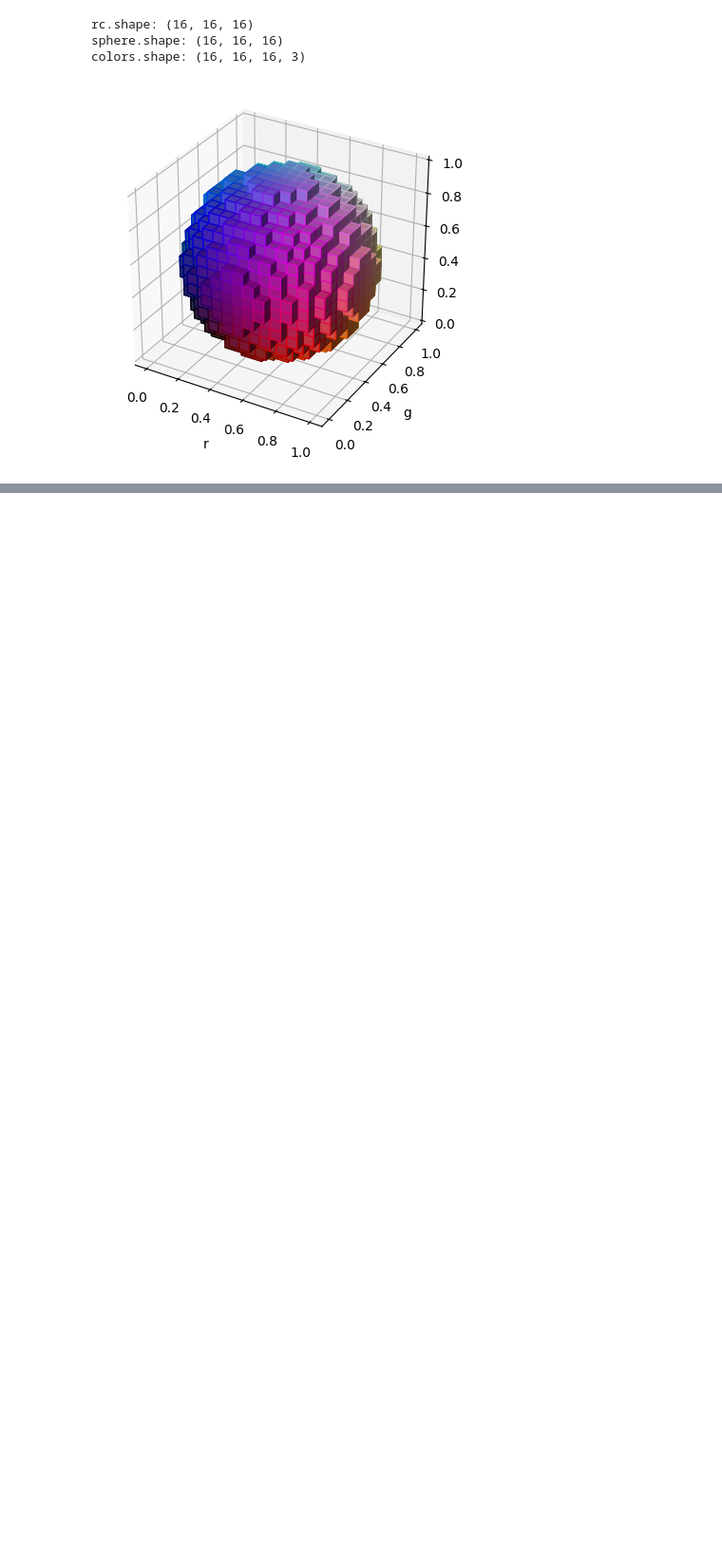
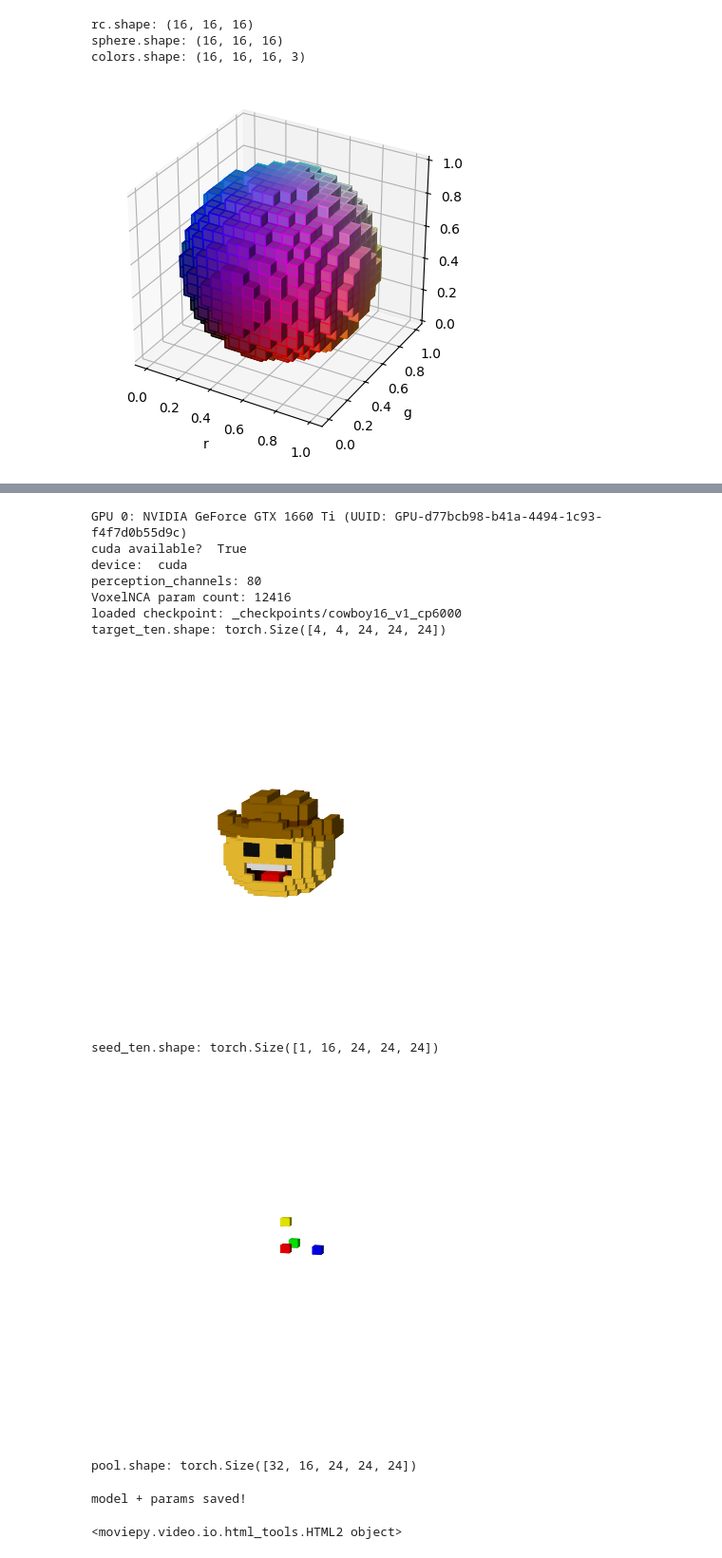
Before and after one commit to mravelo5874/neural-cellular-automata, a Jupyter notebook: 4_voxel_experiments/voxel_nb.ipynb, the cells around one changed output, grey strips where cells are left out. Shown at 95% size. Saved outputs shown, nothing was run; the diff lists cells and outputs as text; code cells hidden in the pictures; blank space fills up the shorter version.

Commit message:
got regen video to work!

```diff
--- a/4_voxel_experiments/voxel_nb.ipynb
+++ b/4_voxel_experiments/voxel_nb.ipynb
@@ -117,18 +166,24 @@ import json
 import pathlib
 import matplotlib.pylab as pl
 import torch.nn.functional as func
-from VoxelNCA import VoxelNCA, create_seed, voxel_wise_loss_function, show_batch
+from VoxelNCA import VoxelNCA
+from VoxelUtil import create_seed, voxel_wise_loss_function, show_batch, half_volume_mask
 from tqdm import tqdm
 from IPython.display import clear_output
 
-_EPOCHS_ = 5000
-_NAME_ = 'cowboy16_v0'
-_POOL_SIZE_ = 16
+_EPOCHS_ = 0
+_NAME_ = 'cowboy16_v2'
+_SIZE_ = 16
+_MODEL_TYPE_ = 'ANISOTROPIC'
+_CHANNELS_ = 16
+_POOL_SIZE_ = 32
 _BATCH_SIZE_ = 4
 _PAD_ = 4
 _LOWER_LR_ = 1e-5
 _UPPER_LR_ = 1e-3
 
+_NUM_DAMG_ = 2
+_DAMG_RATE_ = 5
 _INFO_RATE_ = 100
 _SAVE_RATE_ = 1000
 _VIDEO_RATE_ = 1000
@@ -151,14 +206,14 @@ s = 32
 func.conv2d(torch.zeros(s, s, s, s, device=_DEVICE_), torch.zeros(s, s, s, s, device=_DEVICE_))
 
 # * model
-model = VoxelNCA(_device=_DEVICE_)
+model = VoxelNCA(_channels=_CHANNELS_, _device=_DEVICE_, _model_type=_MODEL_TYPE_)
 model_type = model.model_type
 opt = torch.optim.Adam(model.parameters(), _UPPER_LR_)
 lr_sched = torch.optim.lr_scheduler.CyclicLR(opt, _LOWER_LR_, _UPPER_LR_, step_size_up=2000, mode='triangular2', cycle_momentum=False)
 
 # * load checkpoint
-load_checkpoint = False
-checkpoint = ''
+load_checkpoint = True
+checkpoint = '_checkpoints/cowboy16_v1_cp6000'
 params = {}
 if load_checkpoint:
     with open(checkpoint+'_params.json', 'r') as openfile:
@@ -166,6 +221,8 @@ if load_checkpoint:
 
         # * load in params
         _NAME_ = params['_NAME_']
+        _CHANNELS_ = params['_CHANNELS_']
+        _MODEL_TYPE_ = params['_MODEL_TYPE_']
         _POOL_SIZE_ = params['_POOL_SIZE_']
         _BATCH_SIZE_ = params['_BATCH_SIZE_']
         _PAD_ = params['_PAD_']
@@ -183,11 +240,11 @@ target_ten = target.tensor()
 target_ten = func.pad(target_ten, (_PAD_, _PAD_, _PAD_, _PAD_, _PAD_, _PAD_), 'constant')
 target_ten = target_ten.clone().repeat(_BATCH_SIZE_, 1, 1, 1, 1).to(_DEVICE_)
 print ('target_ten.shape:',target_ten.shape)
-seed_vox = Vox().load_from_tensor(target_ten)
-seed_vox.render()
+target_vox = Vox().load_from_tensor(target_ten)
+target_vox.render()
 
 # * seed
-seed_ten = create_seed( _size=16+(2*_PAD_), _dist=4, _points=4).unsqueeze(0).to(_DEVICE_)
+seed_ten = create_seed(_size=_SIZE_+(2*_PAD_), _dist=4, _points=4).unsqueeze(0).to(_DEVICE_)
 print ('seed_ten.shape:',seed_ten.shape)
 seed_vox = Vox().load_from_tensor(seed_ten)
 seed_vox.render()
@@ -208,6 +265,8 @@ def save_model(_dir, _model, _name):
         '_EPOCHS_': _EPOCHS_,
         '_NAME_': _NAME_,
         '_DEVICE_': _DEVICE_,
+        '_CHANNELS_': _CHANNELS_,
+        '_MODEL_TYPE_': _MODEL_TYPE_,
         '_POOL_SIZE_': _POOL_SIZE_,
         '_BATCH_SIZE_': _BATCH_SIZE_,
         '_PAD_': _PAD_,
@@ -235,6 +294,11 @@ for _ in tqdm(range(_EPOCHS_)):
 
         # * re-add seed into batch
         x[:1] = seed_ten
+
+        # * damage lowest loss in batch
+        if i % _DAMG_RATE_ == 0:
+            mask = half_volume_mask(_SIZE_+(2*_PAD_), 'rand')
+            x[-_NUM_DAMG_:] *= torch.tensor(mask).to(_DEVICE_)
 
     # * save batch before
     if i % _INFO_RATE_ == 0:
@@ -274,32 +338,47 @@ for _ in tqdm(range(_EPOCHS_)):
         # * re-add batch to pool
         pool[batch_idxs] = x
         loss_log.append(loss.item())
 
         # * print out info
         if i % _INFO_RATE_ == 0:
             # * show loss plot
             clear_output(True)
             pl.plot(loss_log, '.', alpha=0.1)
             pl.yscale('log')
             pl.ylim(np.min(loss_log), loss_log[0])
             pl.show()
 
             # * show batch
             after = x.detach().cpu()
             show_batch(_BATCH_SIZE_, before, after)
 
             # * print info
             print('\rstep:', i, '\tloss:', loss.item(), '\tmin-loss:', np.min(loss_log),  '\tlr:', lr_sched.get_last_lr()[0], end='')
 
         # * save checkpoint
         if i % _SAVE_RATE_ == 0 and i != 0:
             save_model('_checkpoints', model, _NAME_+'_cp'+str(i))
 
         # * create video
         if i % _VIDEO_RATE_ == 0 and i != 0:
-            model.generate_video(f'_videos/{_NAME_}_cp{i}.mp4', seed_ten, _steps=128, _delta=2)
+            model.generate_video(f'_videos/{_NAME_}_cp{i}.mp4', seed_ten, _delta=2)
 
 # * save final model
 save_model('_models', model, _NAME_)
 with torch.no_grad():
-    model.generate_video(f'_videos/{_NAME_}_final.mp4', seed_ten, _steps=256, _delta=2)
+    #model.generate_video(f'_videos/{_NAME_}_final.mp4', seed_ten, _delta=2)
+    model.regen_video(f'_videos/{_NAME_}_multi_regen.mp4', seed_ten, _size=_SIZE_+(2*_PAD_), _mask_types=['x+', 'y+', 'z+'])
+# %% [output]
+GPU 0: NVIDIA GeForce GTX 1660 Ti (UUID: GPU-d77bcb98-b41a-4494-1c93-f4f7d0b55d9c)
+cuda available?  True
+device:  cuda
+perception_channels: 80
+VoxelNCA param count: 12416
+loaded checkpoint: _checkpoints/cowboy16_v1_cp6000
+target_ten.shape: torch.Size([4, 4, 24, 24, 24])
+[figure, added]
+seed_ten.shape: torch.Size([1, 16, 24, 24, 24])
+[figure, added]
+pool.shape: torch.Size([32, 16, 24, 24, 24])
+model + params saved!
+<moviepy.video.io.html_tools.HTML2 object>
```
Also changed, not shown: parts of 2 cells of this notebook, 26 other files.
